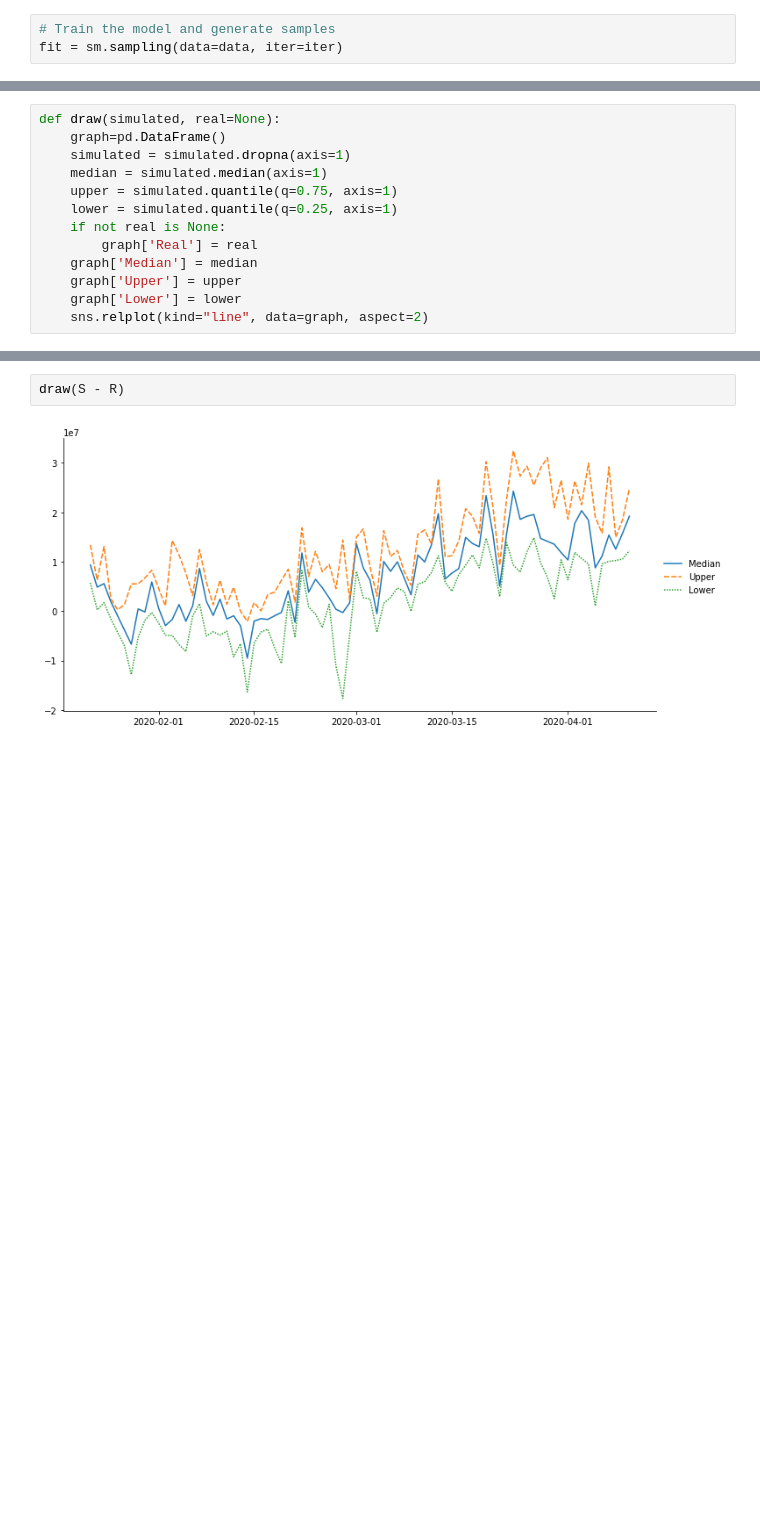
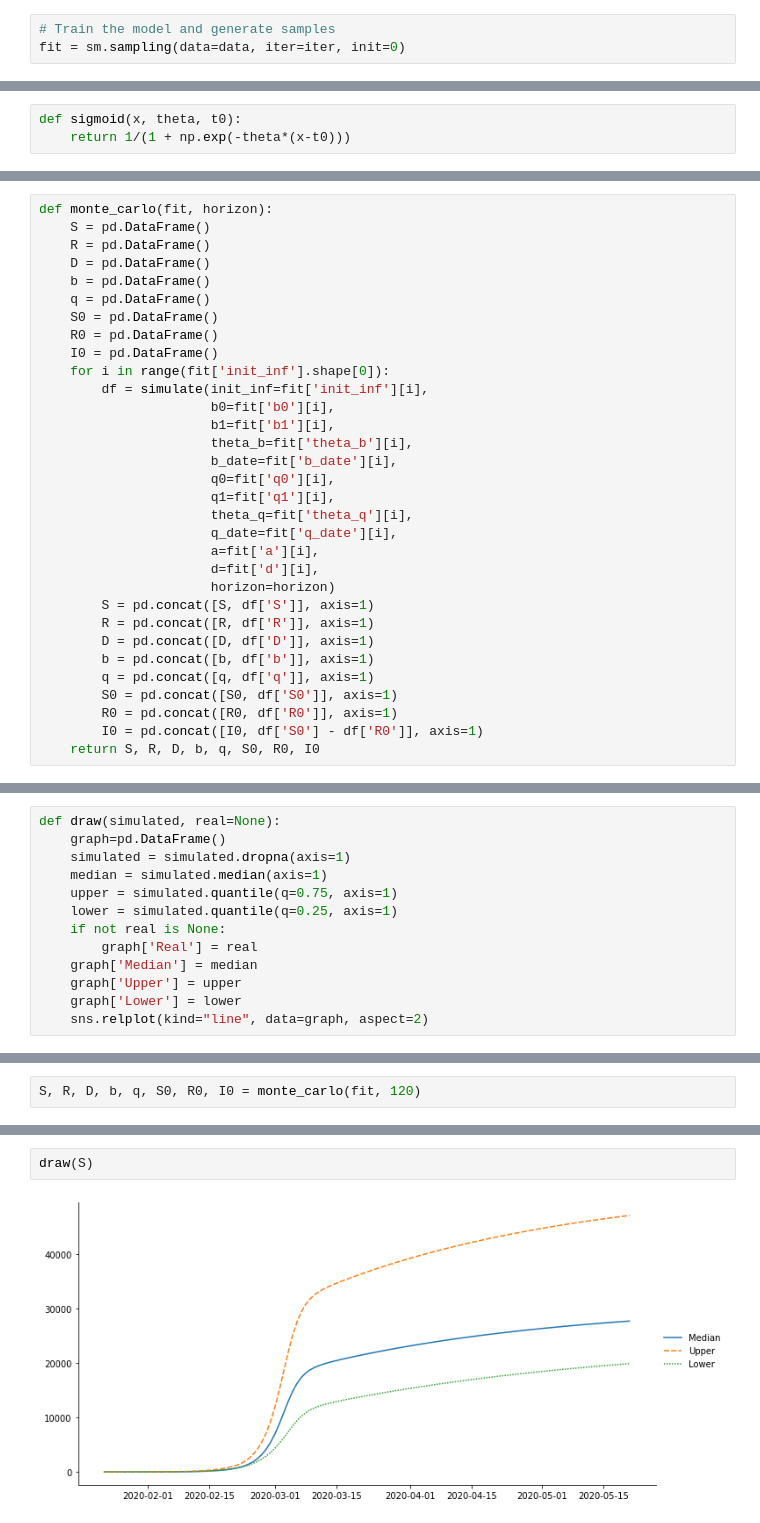
Before and after one commit to yoriyuki/COVID-19, a Jupyter notebook: prediction/Turzin.ipynb, the cells around one changed output, grey strips where cells are left out. Saved outputs shown, nothing was run; the diff lists cells and outputs as text; blank space fills up the shorter version.

```diff
--- a/prediction/Turzin.ipynb
+++ b/prediction/Turzin.ipynb
@@ -69,6 +55,6 @@ INFO:pystan:COMPILING THE C++ CODE FOR MODEL anon_model_a3800498d844010cd757a97f
 # %%
 # Train the model and generate samples
-fit = sm.sampling(data=data, iter=iter)
+fit = sm.sampling(data=data, iter=iter, init=0)
 # %% [output]
 WARNING:pystan:n_eff / iter below 0.001 indicates that the effective sample size has likely been overestimated
 WARNING:pystan:Rhat above 1.1 or below 0.9 indicates that the chains very likely have not mixed
@@ -78,3 +64,6 @@ WARNING:pystan:3876 of 4000 iterations saturated the maximum tree depth of 10 (9
 WARNING:pystan:Run again with max_treedepth larger than 10 to avoid saturation
 # %%
 ### Visualization functions ###
+# %%
+def sigmoid(x, theta, t0):
+    return 1/(1 + np.exp(-theta*(x-t0)))
@@ -81,3 +108,35 @@ WARNING:pystan:Run again with max_treedepth larger than 10 to avoid saturation
+# %%
+def monte_carlo(fit, horizon):
+    S = pd.DataFrame()
+    R = pd.DataFrame()
+    D = pd.DataFrame()
+    b = pd.DataFrame()
+    q = pd.DataFrame()
+    S0 = pd.DataFrame()
+    R0 = pd.DataFrame()
+    I0 = pd.DataFrame()
+    for i in range(fit['init_inf'].shape[0]):
+        df = simulate(init_inf=fit['init_inf'][i],
+                      b0=fit['b0'][i],
+                      b1=fit['b1'][i],
+                      theta_b=fit['theta_b'][i],
+                      b_date=fit['b_date'][i],
+                      q0=fit['q0'][i],
+                      q1=fit['q1'][i],
+                      theta_q=fit['theta_q'][i],
+                      q_date=fit['q_date'][i],
+                      a=fit['a'][i],
+                      d=fit['d'][i],
+                      horizon=horizon)
+        S = pd.concat([S, df['S']], axis=1)
+        R = pd.concat([R, df['R']], axis=1)
+        D = pd.concat([D, df['D']], axis=1)
+        b = pd.concat([b, df['b']], axis=1)
+        q = pd.concat([q, df['q']], axis=1)
+        S0 = pd.concat([S0, df['S0']], axis=1)
+        R0 = pd.concat([R0, df['R0']], axis=1)
+        I0 = pd.concat([I0, df['S0'] - df['R0']], axis=1)
+    return S, R, D, b, q, S0, R0, I0
 # %%
 def extract_series(fit, name):
     value_list = []
@@ -106,0 +162,2 @@ R = extract_series(fit, 'R')
+# %%
+S, R, D, b, q, S0, R0, I0 = monte_carlo(fit, 120)
@@ -107,4 +188,4 @@ R = extract_series(fit, 'R')
 # %%
-draw(S - R)
+draw(S)
 # %% [output]
-[figure, old version]
+[figure, new version]
```
Also changed, not shown: parts of 25 cells of this notebook, 1 other file.
